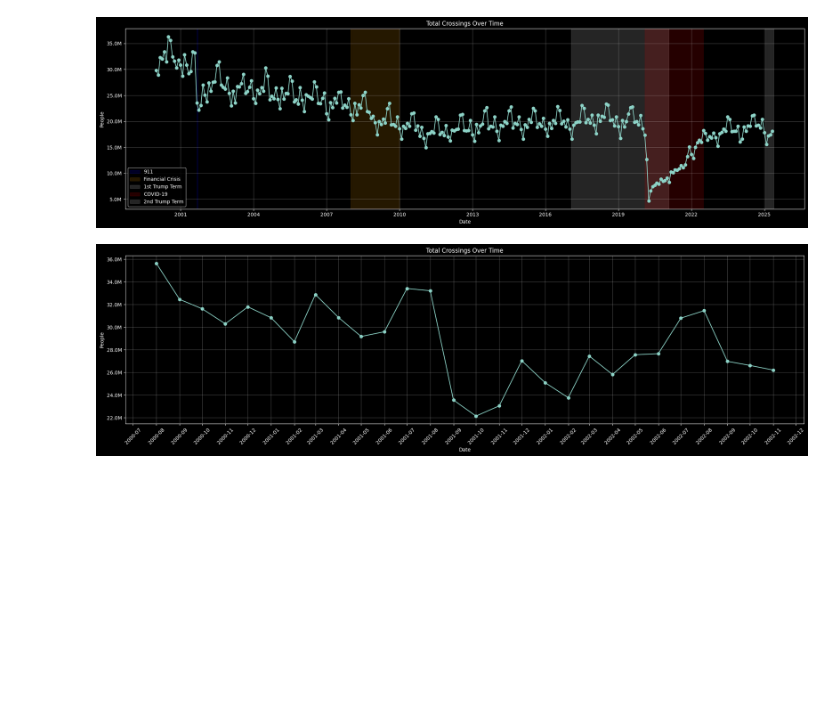
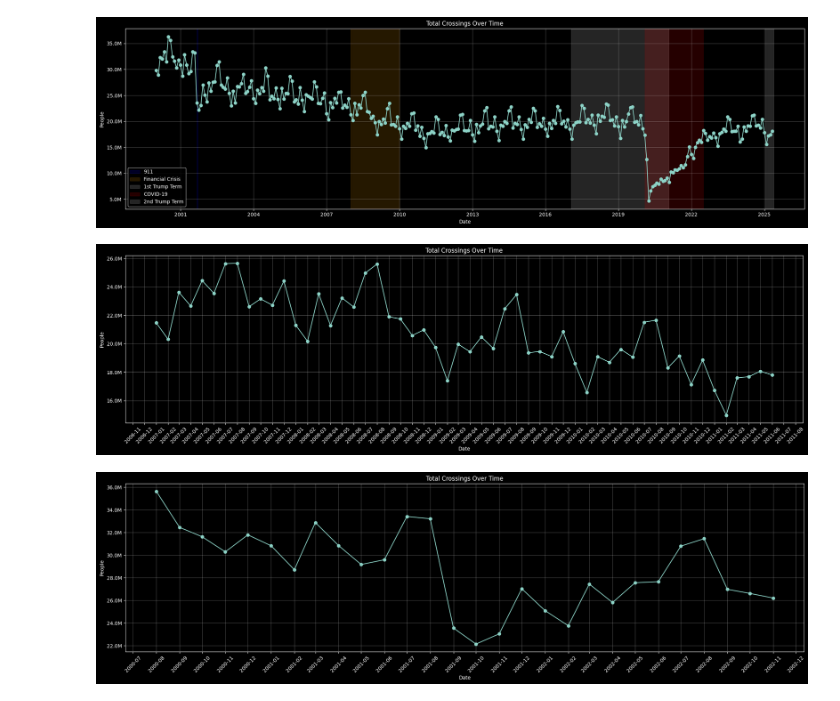
Before and after one commit to Max-Aber/Border_Crossing_Analysis, a Jupyter notebook: notebooks/2-major-event-impacts.ipynb, the cells around one changed output. Saved outputs shown, nothing was run; the diff lists cells and outputs as text; code cells hidden in the pictures; blank space fills up the shorter version.

Commit message:
changed financial crisis table

```diff
--- a/notebooks/2-major-event-impacts.ipynb
+++ b/notebooks/2-major-event-impacts.ipynb
@@ -30,6 +30,11 @@ ax.legend()
 fig.show()
 # %% [output]
 [figure]
+# %%
+df_fin_crisis = df_total_monthly[(df_total_monthly['Date'] >= '2007-01-01') & (df_total_monthly['Date'] <= '2011-6-01')]
+plot.plot_time_series(df_fin_crisis, "Date", "Total_Crossings",'Total Crossings Over Time', 'Date', 'People')
+# %% [output]
+[figure, added]
 # %%
 df_911 = df_total_monthly[(df_total_monthly['Date'] >= '2000-08-01') & (df_total_monthly['Date'] <= '2002-11-01')]
 plot.plot_time_series(df_911, "Date", "Total_Crossings",'Total Crossings Over Time', 'Date', 'People')
```
